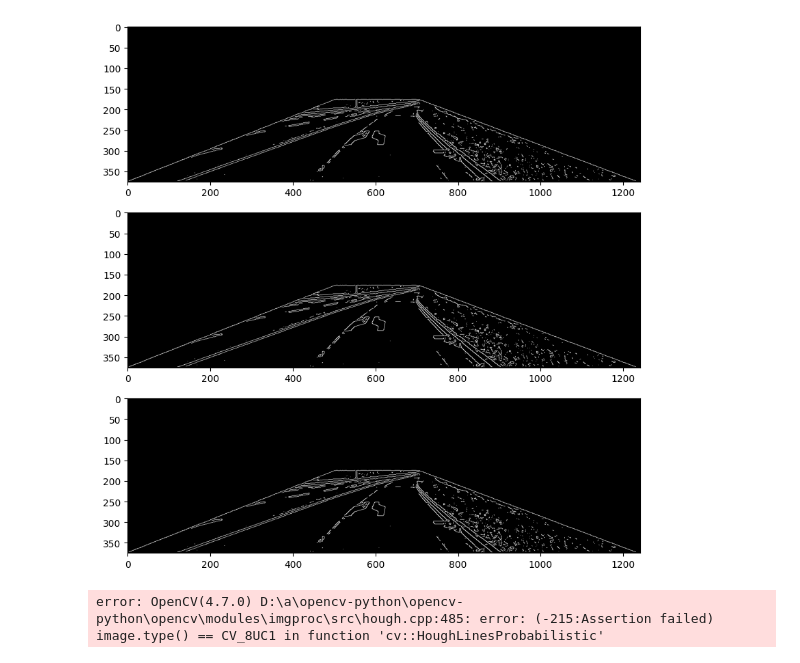
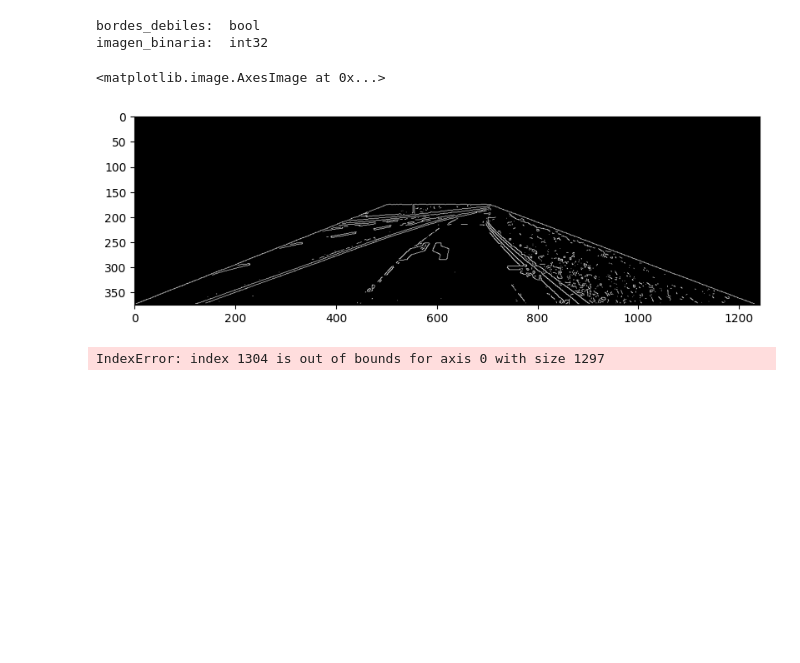
Before and after one commit to DiegoCastr00/PRAC_13_Hough_Etiquetado, a Jupyter notebook: LAB_VA_13/hough.ipynb, the cells around one changed output. Drawn from its saved outputs; the diff is of its cells as text; code cells hidden in the pictures; blank space fills up the shorter version.

```diff
--- a/LAB_VA_13/hough.ipynb
+++ b/LAB_VA_13/hough.ipynb
@@ -122,27 +122,87 @@ def umbralizacion_histeresis(gradiente_suprimido, umbral_bajo, umbral_alto):
 # %%
 image = cv2.imread('carretera6.png')
 
 cropped_image = mascara(image)
 blur = kernel_gaussiano(cropped_image)
 
 gradiente, gradienteAng = Gradientes(blur)
 gradienteS = supresionM(gradiente, gradienteAng)
 
 umbral_bajo = 50
 umbral_alto = 150
 bordes_fuertes, bordes_debiles = umbralizacion_histeresis(gradienteS, umbral_bajo, umbral_alto)
 
+print("bordes_debiles: ",bordes_debiles.dtype)
 imagen_binaria = np.where(bordes_debiles > 0, 1, 0)
+print("imagen_binaria: ",imagen_binaria.dtype)
 
+matriz_cv_8uc1 = imagen_binaria.astype(np.uint8)
+
+plt.figure(figsize=(20, 10))
 plt.subplot(3, 1, 2)
-plt.imshow(imagen_binaria, cmap='gray')
+plt.imshow(matriz_cv_8uc1, cmap='gray')
 # %% [output]
+bordes_debiles:  bool
+imagen_binaria:  int32
+<matplotlib.image.AxesImage at 0x...>
-[figure, old version]
+[figure, new version]
+# %%
+image = cv2.imread('carretera6.png')
+max_rho = int(np.hypot(image.shape[0], image.shape[1]))
+rho_resolution = 2
+theta_resolution = np.pi / 180
+accumulator = np.zeros((2 * max_rho // rho_resolution, 180), dtype=np.uint64)
+
+y_indices, x_indices = np.where(matriz_cv_8uc1 > 0)
+
+cos_theta = np.cos(np.deg2rad(np.arange(-90, 90)))
+sin_theta = np.sin(np.deg2rad(np.arange(-90, 90)))
+
+for i in range(len(x_indices)):
+    x = x_indices[i]
+    y = y_indices[i]
+    for theta_index in range(180):
+        rho = int(x * cos_theta[theta_index] + y * sin_theta[theta_index])
+        rho_index = rho + max_rho
+        accumulator[rho_index, theta_index] += 1
+
+threshold = 100
+lines = []
+for rho_index in range(accumulator.shape[0]):
+    for theta_index in range(accumulator.shape[1]):
+        if accumulator[rho_index, theta_index] > threshold:
+            rho = rho_index - max_rho
+            theta = theta_index * theta_resolution
+            lines.append((rho, theta))
+
+for line in lines:
+    rho, theta = line
+    a = np.cos(theta)
+    b = np.sin(theta)
+    x0 = a * rho
+    y0 = b * rho
+    x1 = int(x0 + 1000 * (-b))
+    y1 = int(y0 + 1000 * (a))
+    x2 = int(x0 - 1000 * (-b))
+    y2 = int(y0 - 1000 * (a))
+    cv2.line(image, (x1, y1), (x2, y2), (0, 0, 255), 2)
+
+plt.figure(figsize=(20, 10))
+plt.subplot(1, 1, 1)
+plt.imshow(cv2.cvtColor(image, cv2.COLOR_BGR2RGB))
+# %% [output]
+IndexError: index 1304 is out of bounds for axis 0 with size 1297
 # %%
-lines = cv2.HoughLinesP(imagen_binaria, 1, np.pi/180, 100, np.array([]), minLineLength=10, maxLineGap=10)
+
+
+
+
+lines = cv2.HoughLinesP(matriz_cv_8uc1, 1, np.pi/180, 100, np.array([]), minLineLength=10, maxLineGap=10)
 
 for line in lines:
     x1, y1, x2, y2 = line[0]
     cv2.line(image, (x1, y1), (x2, y2), (0, 255, 0), 2)
+
+plt.figure(figsize=(20, 10))
+plt.subplot(1, 1, 1)
+plt.imshow(cv2.cvtColor(image, cv2.COLOR_BGR2RGB))
-# %% [output]
-error: OpenCV(4.7.0) D:\a\opencv-python\opencv-python\opencv\modules\imgproc\src\hough.cpp:485: error: (-215:Assertion failed) image.type() == CV_8UC1 in function 'cv::HoughLinesProbabilistic'
```
